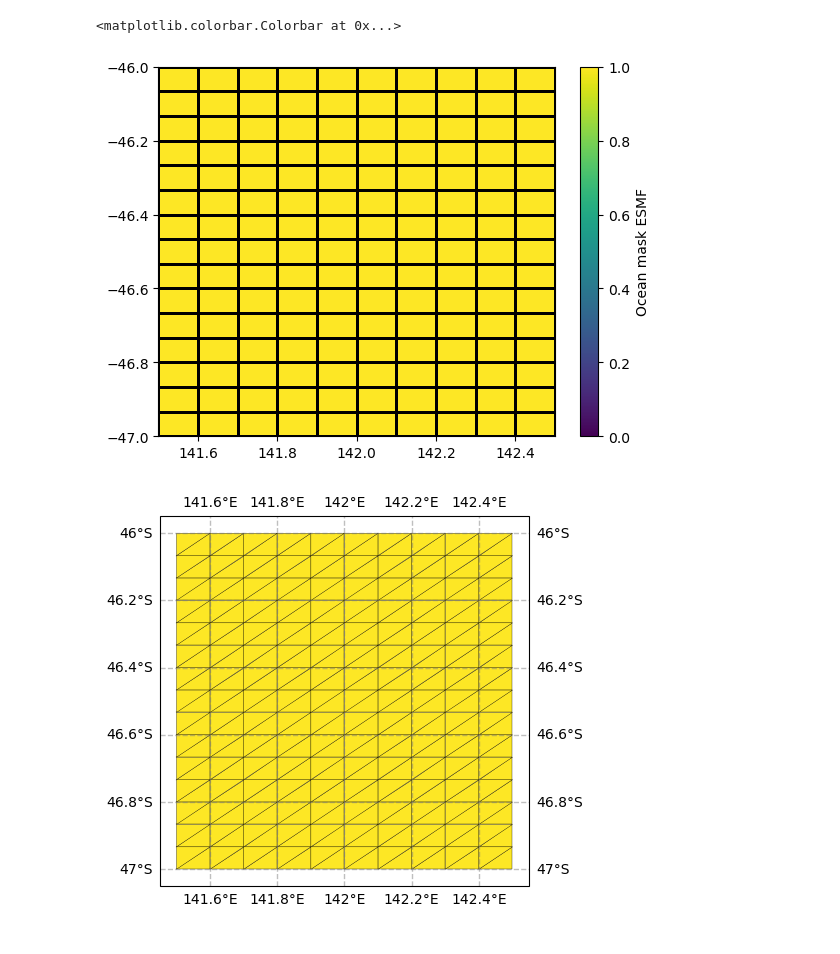
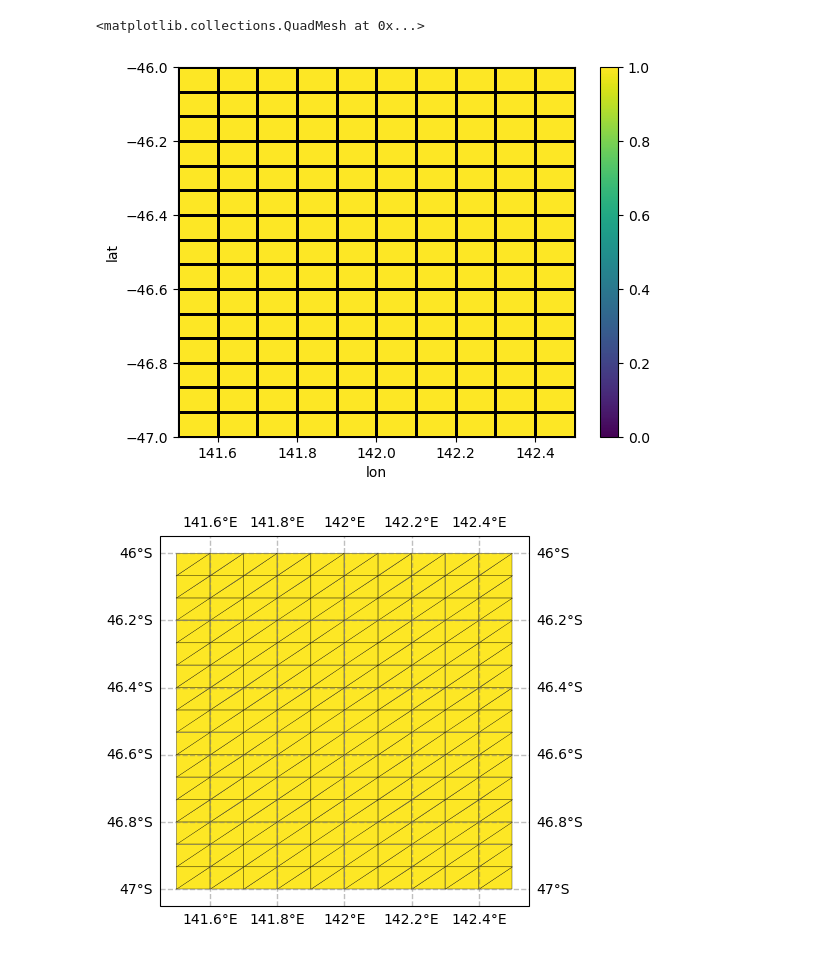
Before and after one commit to 21centuryweather/UM_configuration_tools, a Jupyter notebook: notebooks/Plot_UM_MOM6_meshes.ipynb, the cells around one changed output. Saved outputs shown, nothing was run; the diff lists cells and outputs as text; code cells hidden in the pictures.

```diff
--- a/notebooks/Plot_UM_MOM6_meshes.ipynb
+++ b/notebooks/Plot_UM_MOM6_meshes.ipynb
@@ -33,29 +33,19 @@ hgrid = xr.open_dataset(hgrid_file)
 geo_lon_t = hgrid.x[1::2,1::2]
 geo_lat_t = hgrid.y[1::2,1::2]
 
-ESMF_lat = xr.DataArray(ESMF_mesh.centerCoords[:, 1].values.reshape(ny,nx),
-                        dims=['ny','nx'],
-                        coords={'ny':ocean_mask.ny,
-                                'nx':ocean_mask.nx})
+lons = geo_lon_t.values[0,:]
+lats = geo_lat_t.values[:,0]
 
-ESMF_lon = xr.DataArray(ESMF_mesh.centerCoords[:, 0].values.reshape(ny,nx),
-                        dims=['ny','nx'],
-                        coords={'ny':ocean_mask.ny,
-                                'nx':ocean_mask.nx})
-
-ESMF_ds = xr.Dataset({
-    'mask': ESMF_mask,
-    'geo_lat_t':  ESMF_lat,
-    'geo_lon_t':  ESMF_lon
-})
+ESMF_ds = xr.DataArray(ESMF_mask.values,
+                        dims=['lat','lon'],
+                        coords={'lat':lats,
+                                'lon':lons})
-# %%
-# Plot the Mask defined from the ESMF_mesh file with lat/lon coords
-fig,ax=plt.subplots(1,1)
-p1 = ax.pcolormesh(ESMF_ds.geo_lon_t, ESMF_ds.geo_lat_t, ESMF_ds.mask, shading='auto', vmin = 0, vmax = 1, edgecolors='black')
-fig.colorbar(p1, ax=ax, orientation='vertical', label='Ocean mask ESMF')
-# %% [output]
-<matplotlib.colorbar.Colorbar at 0x...>
-[figure, removed]
+# %%
+fig,ax=plt.subplots(1,1)
+ESMF_ds.plot(ax=ax,vmax=1,vmin=0,edgecolors='black')
+# %% [output]
+<matplotlib.collections.QuadMesh at 0x...>
+[figure, added]
 # %%
 # Note, we can also plot the mask by using the Mesh file connectivity lists. See https://gemini.google.com/share/aa910f049570
 nodeCoords = ESMF_mesh.nodeCoords.data
```
Also changed, not shown: parts of 4 cells of this notebook, 1 other file.
